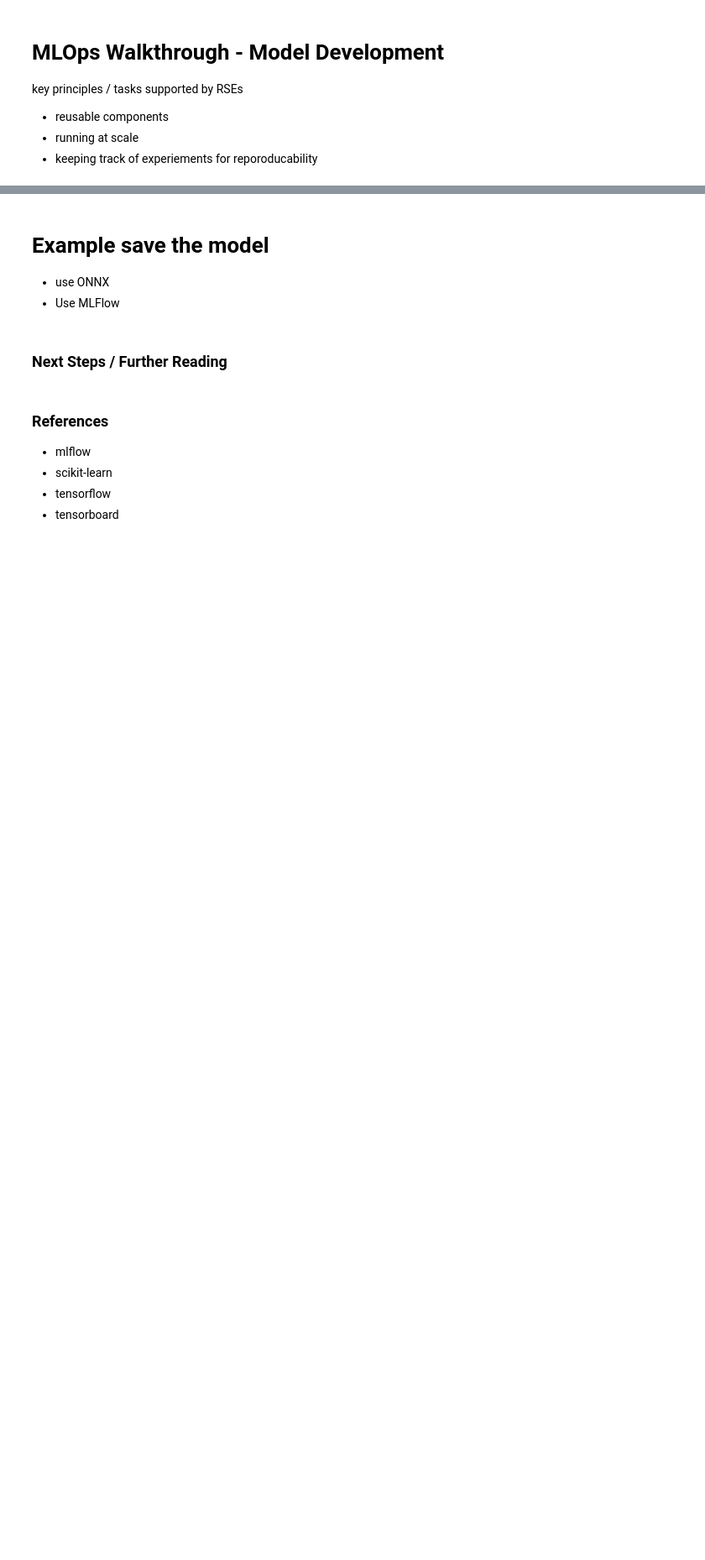
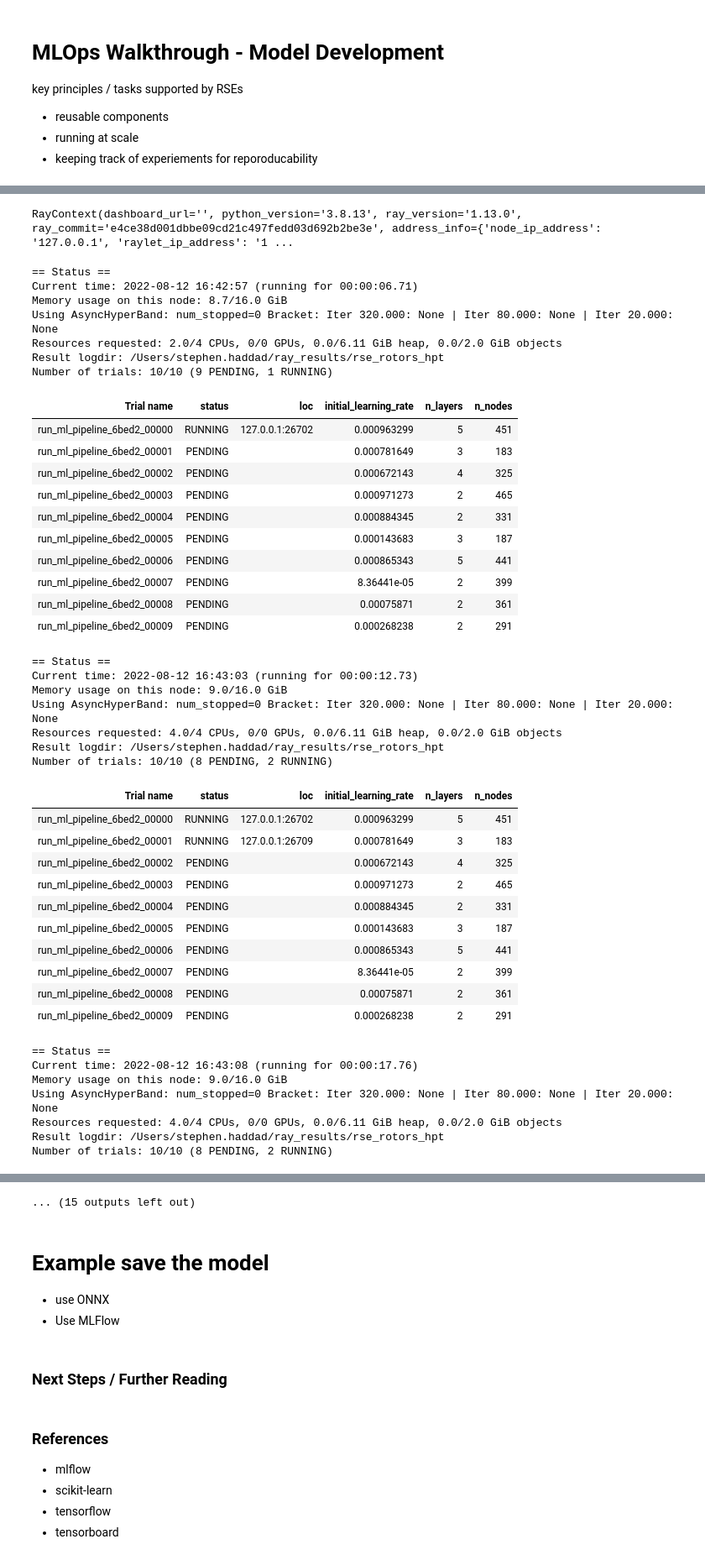
Before and after one commit to informatics-lab/ukrse_2022_mlops_walkthrough, a Jupyter notebook: 03_model_development.ipynb, the cells around one changed output, grey strips where cells are left out. Shown at 84% size. Cells and saved outputs as stored; diff of their text form; code cells hidden in the pictures; blank space fills up the shorter version.

Commit message:
#10 added demon code for model dev pipeline, with hyperparameter tuning (requires seprate script.

```diff
--- a/03_model_development.ipynb
+++ b/03_model_development.ipynb
@@ -14,0 +263,6 @@ Scikit learn pipeline
+# %%
+num_training_terations=20
+# %%
+ray.init(num_cpus=4, dashboard_port=ray_dash_port, dashboard_host='127.0.0.1')
+# %% [output]
+RayContext(dashboard_url='', python_version='3.8.13', ray_version='1.13.0', ray_commit='e4ce38d001dbbe09cd21c497fedd03d692b2be3e', address_info={'node_ip_address': '127.0.0.1', 'raylet_ip_address': '1 ...
@@ -14,0 +272,68 @@ Scikit learn pipeline
+# %%
+rotors_hpt_config = {
+    'initial_learning_rate': ray.tune.uniform(1e-5,1e-3),
+    'n_nodes': ray.tune.randint(100,500),
+    'n_layers': ray.tune.randint(2,6)
+}
+# %%
+rotors_hpt_analysis = ray.tune.run(
+    rotors_hpt.run_ml_pipeline,
+    name="rse_rotors_hpt",
+    scheduler=ray.tune.schedulers.AsyncHyperBandScheduler(
+        time_attr="training_iteration",
+        max_t=400,
+        grace_period=20,
+    ),
+    metric="mean_accuracy",
+    mode="max",
+    stop={"mean_accuracy": 0.99,
+          "training_iteration": num_training_terations},
+    num_samples=10,
+    resources_per_trial={"cpu": 2,
+                         "gpu": 0},
+    config=rotors_hpt_config,
+    )
+# %% [output]
+== Status ==
+Current time: 2022-08-12 16:42:57 (running for 00:00:06.71)
+Memory usage on this node: 8.7/16.0 GiB
+Using AsyncHyperBand: num_stopped=0 Bracket: Iter 320.000: None | Iter 80.000: None | Iter 20.000: None
+Resources requested: 2.0/4 CPUs, 0/0 GPUs, 0.0/6.11 GiB heap, 0.0/2.0 GiB objects
+Result logdir: /Users/stephen.haddad/ray_results/rse_rotors_hpt
+Number of trials: 10/10 (9 PENDING, 1 RUNNING)
+| Trial name | status | loc | initial_learning_rate | n_layers | n_nodes |
+| run_ml_pipeline_6bed2_00000 | RUNNING | 127.0.0.1:26702 | 0.000963299 | 5 | 451 |
+| run_ml_pipeline_6bed2_00001 | PENDING |  | 0.000781649 | 3 | 183 |
+| run_ml_pipeline_6bed2_00002 | PENDING |  | 0.000672143 | 4 | 325 |
+| run_ml_pipeline_6bed2_00003 | PENDING |  | 0.000971273 | 2 | 465 |
+| run_ml_pipeline_6bed2_00004 | PENDING |  | 0.000884345 | 2 | 331 |
+| run_ml_pipeline_6bed2_00005 | PENDING |  | 0.000143683 | 3 | 187 |
+| run_ml_pipeline_6bed2_00006 | PENDING |  | 0.000865343 | 5 | 441 |
+| run_ml_pipeline_6bed2_00007 | PENDING |  | 8.36441e-05 | 2 | 399 |
+| run_ml_pipeline_6bed2_00008 | PENDING |  | 0.00075871 | 2 | 361 |
+| run_ml_pipeline_6bed2_00009 | PENDING |  | 0.000268238 | 2 | 291 |
+== Status ==
+Current time: 2022-08-12 16:43:03 (running for 00:00:12.73)
+Memory usage on this node: 9.0/16.0 GiB
+Using AsyncHyperBand: num_stopped=0 Bracket: Iter 320.000: None | Iter 80.000: None | Iter 20.000: None
+Resources requested: 4.0/4 CPUs, 0/0 GPUs, 0.0/6.11 GiB heap, 0.0/2.0 GiB objects
+Result logdir: /Users/stephen.haddad/ray_results/rse_rotors_hpt
+Number of trials: 10/10 (8 PENDING, 2 RUNNING)
+| Trial name | status | loc | initial_learning_rate | n_layers | n_nodes |
+| run_ml_pipeline_6bed2_00000 | RUNNING | 127.0.0.1:26702 | 0.000963299 | 5 | 451 |
+| run_ml_pipeline_6bed2_00001 | RUNNING | 127.0.0.1:26709 | 0.000781649 | 3 | 183 |
+| run_ml_pipeline_6bed2_00002 | PENDING |  | 0.000672143 | 4 | 325 |
+| run_ml_pipeline_6bed2_00003 | PENDING |  | 0.000971273 | 2 | 465 |
+| run_ml_pipeline_6bed2_00004 | PENDING |  | 0.000884345 | 2 | 331 |
+| run_ml_pipeline_6bed2_00005 | PENDING |  | 0.000143683 | 3 | 187 |
+| run_ml_pipeline_6bed2_00006 | PENDING |  | 0.000865343 | 5 | 441 |
+| run_ml_pipeline_6bed2_00007 | PENDING |  | 8.36441e-05 | 2 | 399 |
+| run_ml_pipeline_6bed2_00008 | PENDING |  | 0.00075871 | 2 | 361 |
+| run_ml_pipeline_6bed2_00009 | PENDING |  | 0.000268238 | 2 | 291 |
+== Status ==
+Current time: 2022-08-12 16:43:08 (running for 00:00:17.76)
+Memory usage on this node: 9.0/16.0 GiB
+Using AsyncHyperBand: num_stopped=0 Bracket: Iter 320.000: None | Iter 80.000: None | Iter 20.000: None
+Resources requested: 4.0/4 CPUs, 0/0 GPUs, 0.0/6.11 GiB heap, 0.0/2.0 GiB objects
+Result logdir: /Users/stephen.haddad/ray_results/rse_rotors_hpt
+Number of trials: 10/10 (8 PENDING, 2 RUNNING)
@@ -15,3 +399,4 @@ Scikit learn pipeline
+... (15 outputs left out)
 # %% [markdown]
 # Example save the model
 
```
Also changed, not shown: parts of 56 cells of this notebook, 1 other file.
